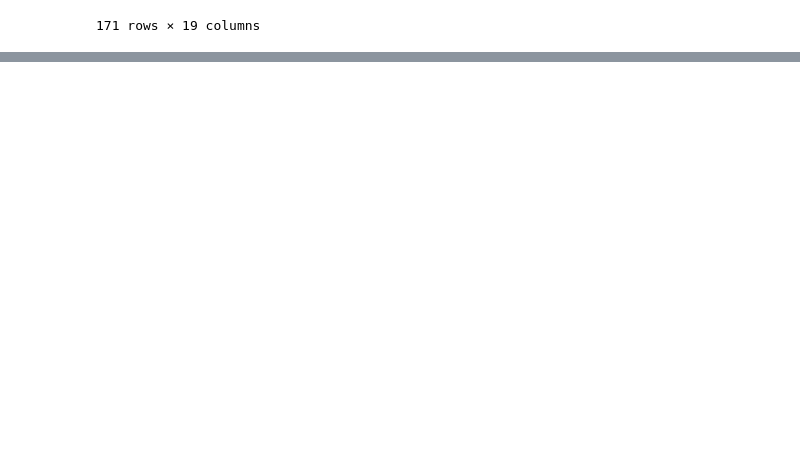
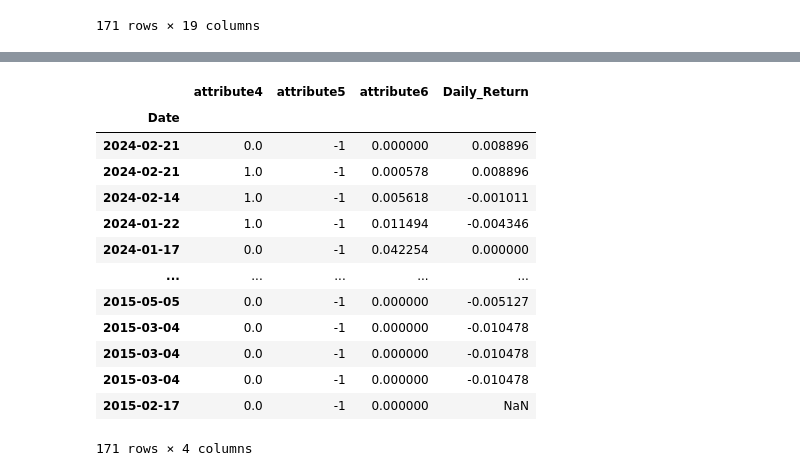
Before and after one commit to yangzehao98/News_Sentiment_Friday_Project, a Jupyter notebook: run_pipeline/read_display.ipynb, the cells around one changed output, grey strips where cells are left out. Saved outputs shown, nothing was run; the diff lists cells and outputs as text; code cells hidden in the pictures; blank space fills up the shorter version.

```diff
--- a/run_pipeline/read_display.ipynb
+++ b/run_pipeline/read_display.ipynb
@@ -27,0 +159,25 @@ df
+# %%
+new_df.rename(columns={'attribute0': 'Date'}, inplace=True)
+# %%
+new_df.set_index('Date', inplace=True)
+# %%
+new_df.rename(columns={'attribute0': 'Date'}, inplace=True)
+merged_df = pd.merge(new_df, ko_returns_on_dates[['Daily_Return']],
+                     left_on='Date', right_on='Date', how='left')
+# %%
+merged_df
+# %% [output]
+|  | attribute4 | attribute5 | attribute6 | Daily_Return |
+| Date |  |  |  |  |
+| 2024-02-21 | 0.0 | -1 | 0.000000 | 0.008896 |
+| 2024-02-21 | 1.0 | -1 | 0.000578 | 0.008896 |
+| 2024-02-14 | 1.0 | -1 | 0.005618 | -0.001011 |
+| 2024-01-22 | 1.0 | -1 | 0.011494 | -0.004346 |
+| 2024-01-17 | 0.0 | -1 | 0.042254 | 0.000000 |
+| ... | ... | ... | ... | ... |
+| 2015-05-05 | 0.0 | -1 | 0.000000 | -0.005127 |
+| 2015-03-04 | 0.0 | -1 | 0.000000 | -0.010478 |
+| 2015-03-04 | 0.0 | -1 | 0.000000 | -0.010478 |
+| 2015-03-04 | 0.0 | -1 | 0.000000 | -0.010478 |
+| 2015-02-17 | 0.0 | -1 | 0.000000 | NaN |
+171 rows × 4 columns
```
Also changed, not shown: parts of 17 cells of this notebook, 1 other file.
